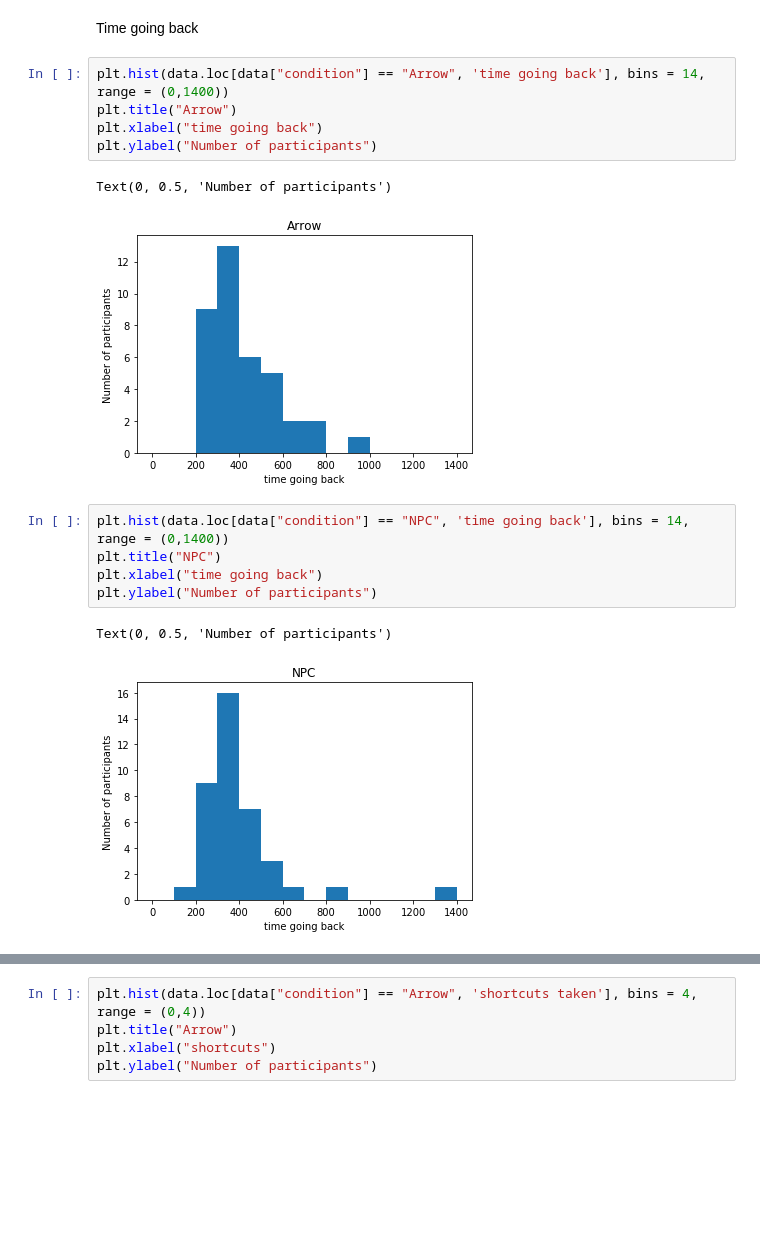
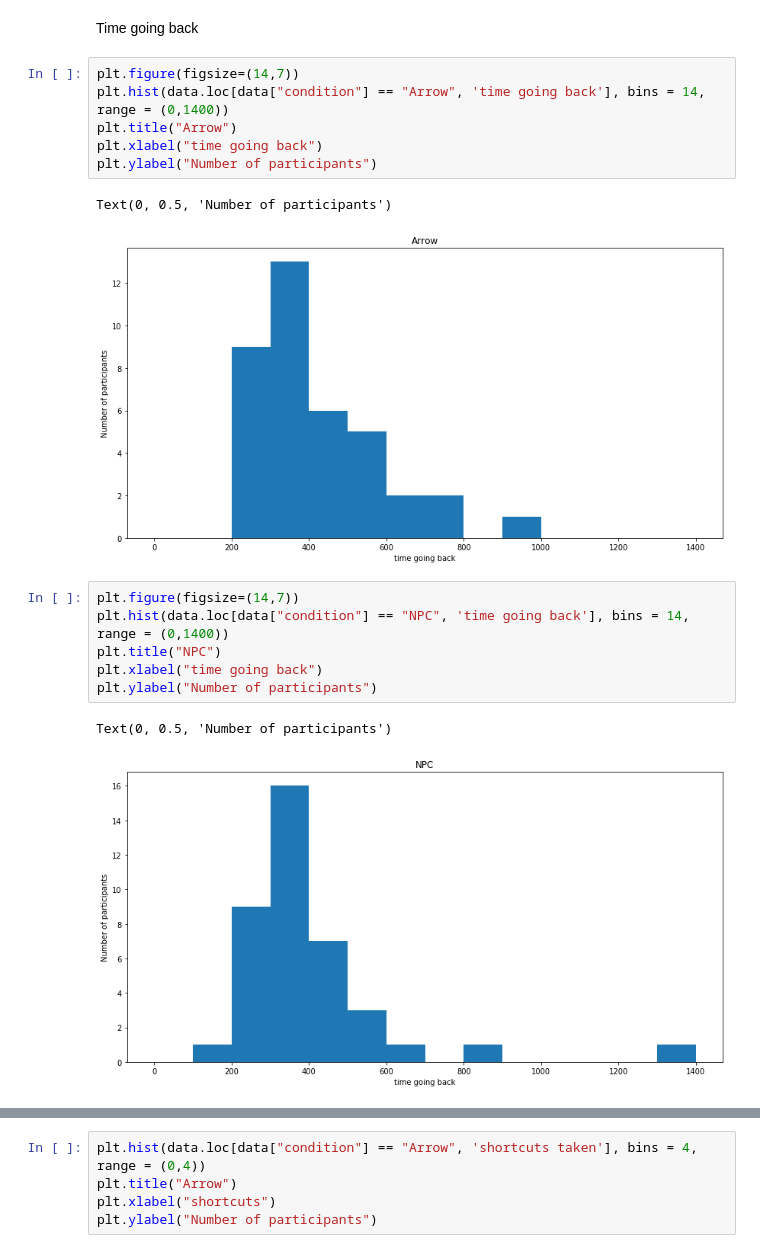
Before and after one commit to latedude2/P5-data-analysis, a Jupyter notebook: P5_result_analysis.ipynb, the cells around one changed output, grey strips where cells are left out. Cells and saved outputs as stored; diff of their text form; blank space fills up the shorter version.

```diff
--- a/P5_result_analysis.ipynb
+++ b/P5_result_analysis.ipynb
@@ -312,19 +284,21 @@ Text(0, 0.5, 'Number of participants')
 # %% [markdown]
 Time going back
 # %%
+plt.figure(figsize=(14,7))
 plt.hist(data.loc[data["condition"] == "Arrow", 'time going back'], bins = 14, range = (0,1400))
 plt.title("Arrow")
 plt.xlabel("time going back")
 plt.ylabel("Number of participants")
 # %% [output]
 Text(0, 0.5, 'Number of participants')
-[figure, old version]
+[figure, new version]
 # %%
+plt.figure(figsize=(14,7))
 plt.hist(data.loc[data["condition"] == "NPC", 'time going back'], bins = 14, range = (0,1400))
 plt.title("NPC")
 plt.xlabel("time going back")
 plt.ylabel("Number of participants")
 # %% [output]
 Text(0, 0.5, 'Number of participants')
-[figure, old version]
+[figure, new version]
 # %%
```
Also changed, not shown: parts of 25 cells of this notebook, 3 other files.
